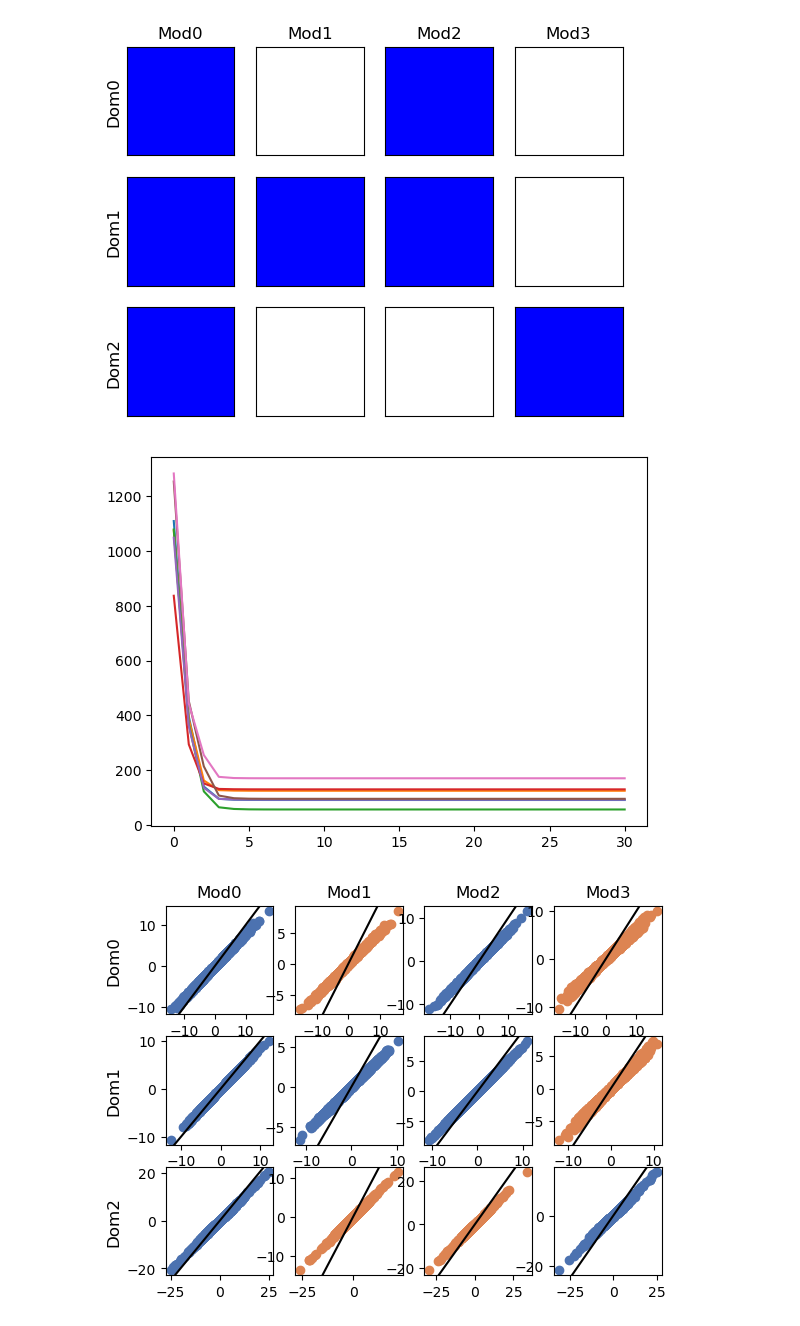
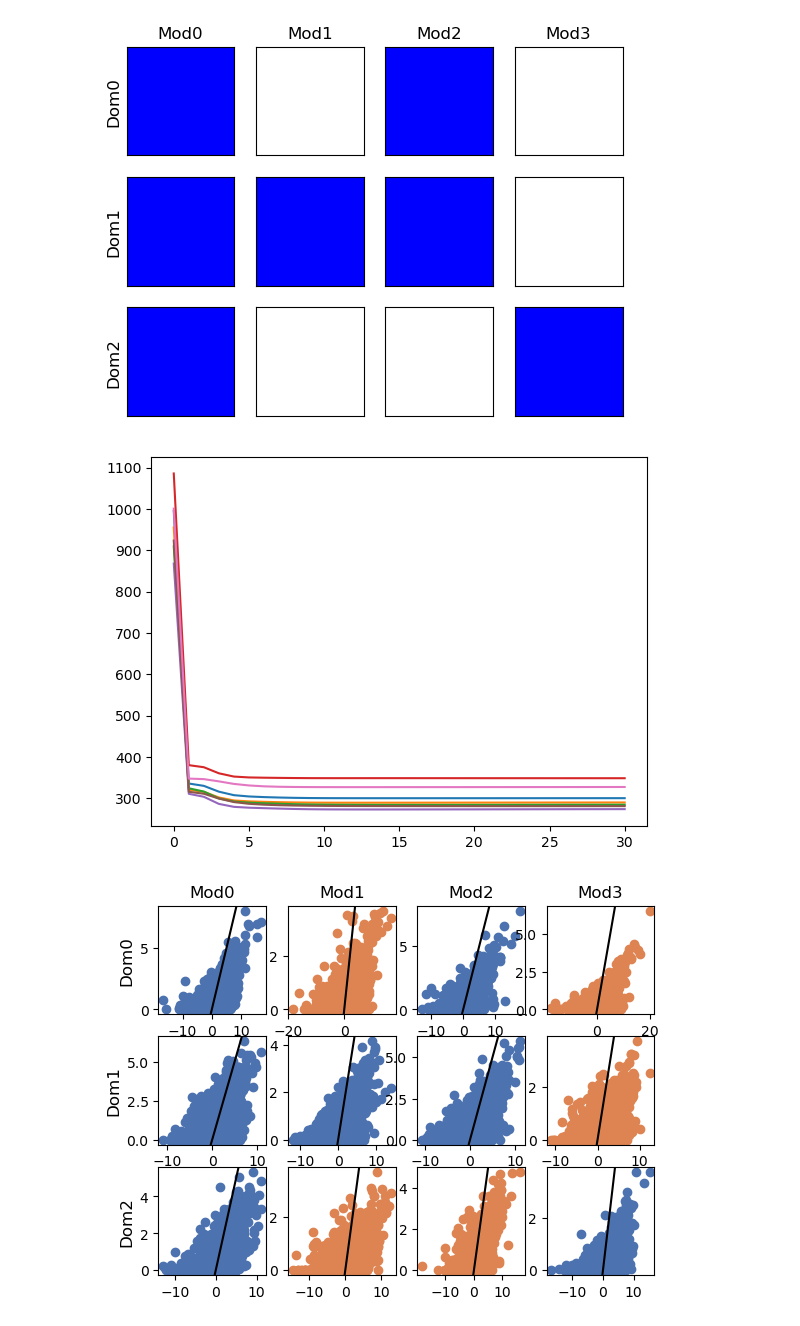
Before and after one commit to yingqiuz/pathfinder, a Jupyter notebook: notebooks/pathfinder_simulations.ipynb, the cells around one changed output. Drawn from its saved outputs; the diff is of its cells as text; code cells hidden in the pictures.

```diff
--- a/notebooks/pathfinder_simulations.ipynb
+++ b/notebooks/pathfinder_simulations.ipynb
@@ -26,7 +28,7 @@ _ = utils.plot_data_grid(data_dict)
 # Fit the data
 from sklearn.linear_model import Ridge
 algo = decomp.JointOuterDecomp(n_components=5, n_iter=30, dropout=-1,
-                               method=Ridge, method_kwargs={'alpha':1e2}, do_ica='both')
+                               method=Ridge, method_kwargs={'alpha':1e2, 'positive':True})
 
 algo.fit(data_dict)
 # %%
@@ -34,9 +36,15 @@ algo.fit(data_dict)
 import matplotlib.pyplot as plt
 _ = plt.plot(algo._loss)
 # %% [output]
-[figure, old version]
+[figure, new version]
 # %%
 # Plot data and fit
-_ = utils.plot_data_fit(data_dict, algo._A, algo._S, data_complete)
+data_pred = algo.predict(as_dict=True)
+for i, d in enumerate(data_pred):
+    for j, m in enumerate(data_pred[d]):
+        if data_pred[d][m] is None:
+            data_pred[d][m] = algo._A[i]@algo._S[j].T
+
+_ = utils.plot_data_fit(data_dict, data_pred, data_complete)
 # %% [output]
-[figure, old version]
+[figure, new version]
```
Also changed, not shown: parts of 2 cells of this notebook, 6 other files.
